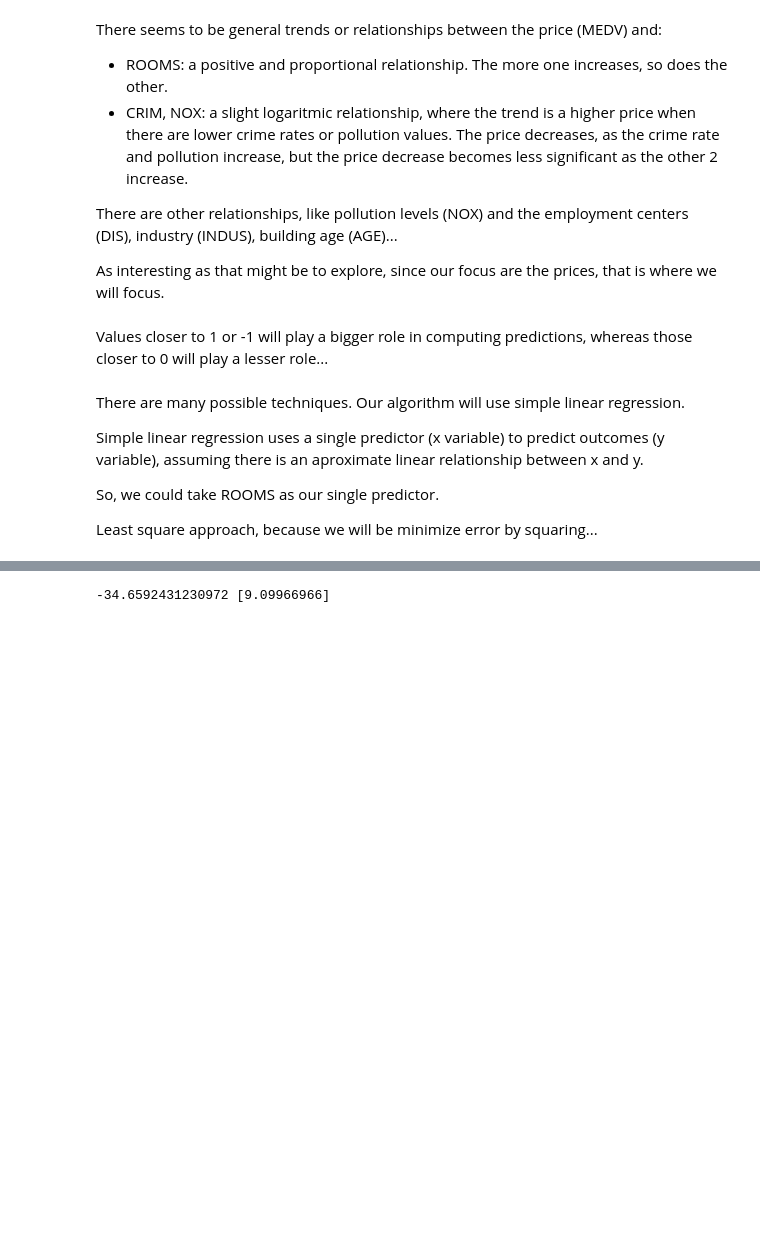
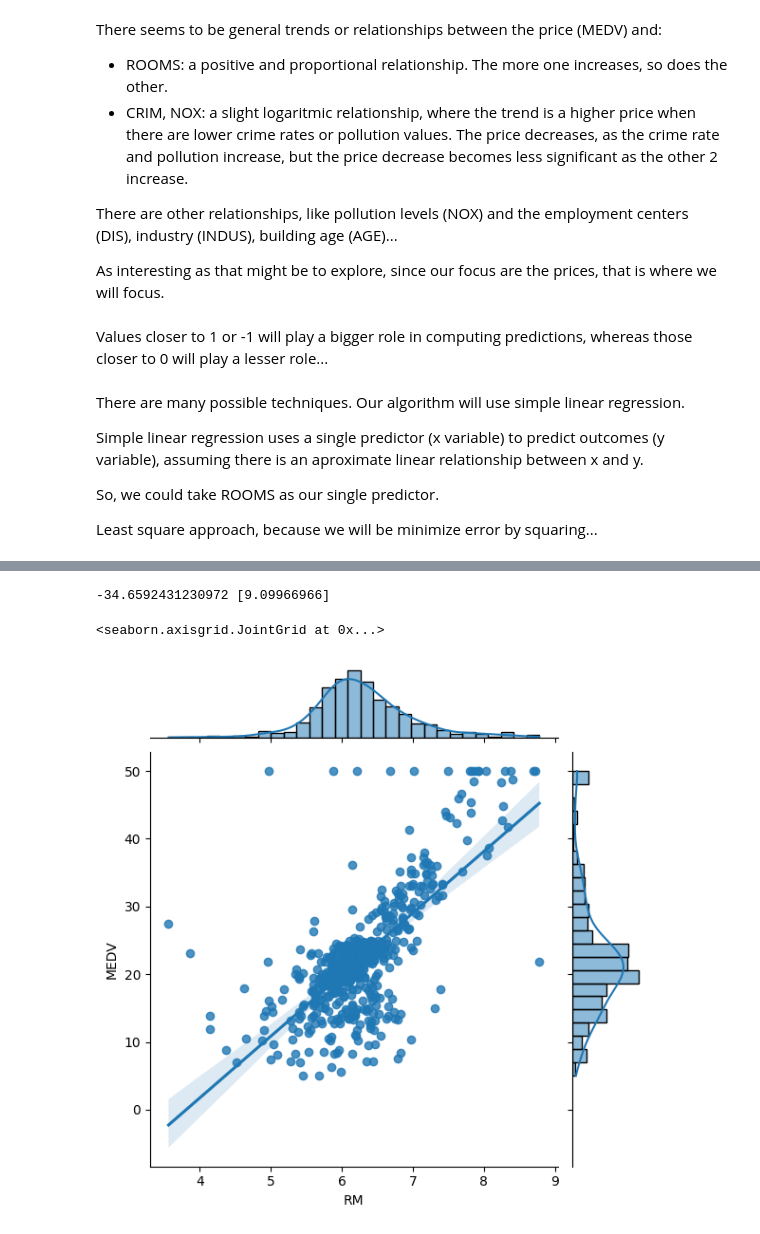
Before and after one commit to Salciano/Python, a Jupyter notebook: PredictingHouseMarket(WIP).ipynb, the cells around one changed output, grey strips where cells are left out. Drawn from its saved outputs; the diff is of its cells as text; code cells hidden in the pictures; blank space fills up the shorter version.

```diff
--- a/PredictingHouseMarket(WIP).ipynb
+++ b/PredictingHouseMarket(WIP).ipynb
@@ -610,13 +660,26 @@ OLS Regression Results
 | Kurtosis: | 8.284 | Cond. No. | 58.4 |
 Notes:
 [1] Standard Errors assume that the covariance matrix of the errors is correctly specified.
-# %%
-
-from sklearn.linear_model import LinearRegression
-y = df["MEDV"]
-X = df[["RM"]]
-lm2 = LinearRegression()
-lm2.fit(X,y)
-print(lm2.intercept_, lm2.coef_)
-# %% [output]
--34.6592431230972 [9.09966966]
+# %%
+#@title Prediction Algorythm A
+# Method A: Simple Linear Regression
+# Simple Linear Regression uses 1 variable or feature to make linear predictions (straight lines)
+
+from sklearn.linear_model import LinearRegression
+y = df["MEDV"]
+X = df[["RM"]]
+lm2 = LinearRegression()
+lm2.fit(X,y)
+print(lm2.intercept_, lm2.coef_)
+
+#help(lm2)
+
+lm2_predict = lm2.predict(X)
+
+sns.jointplot(x=df["RM"], y=df["MEDV"], data=df, kind = "reg") # reg = regression
+
+# So, reading this graph, everytime the rooms (x) increase by 5, the price (y) increases by 9
+# %% [output]
+-34.6592431230972 [9.09966966]
+<seaborn.axisgrid.JointGrid at 0x...>
+[figure, added]
```
Also changed, not shown: parts of 9 cells of this notebook.
